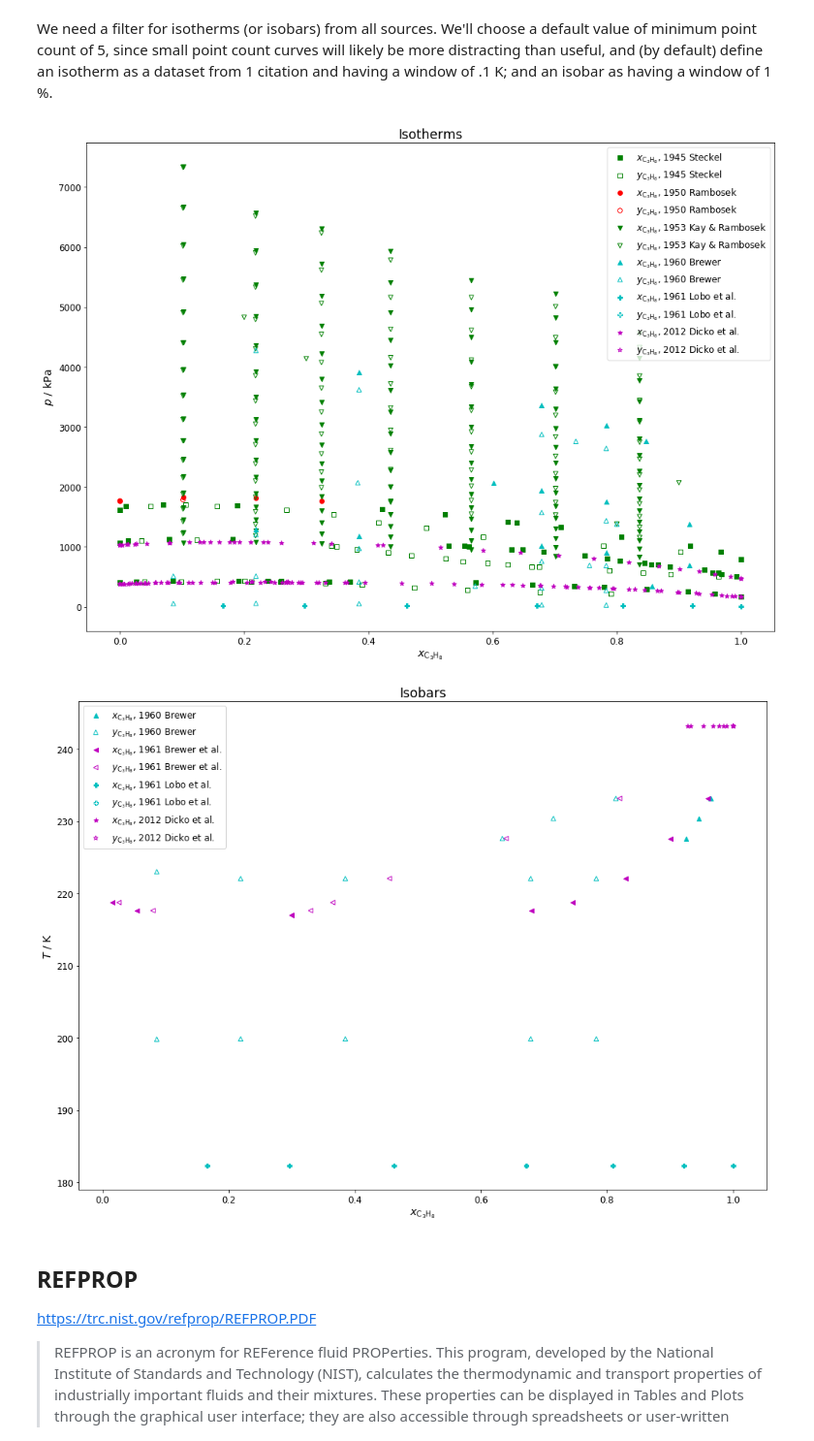
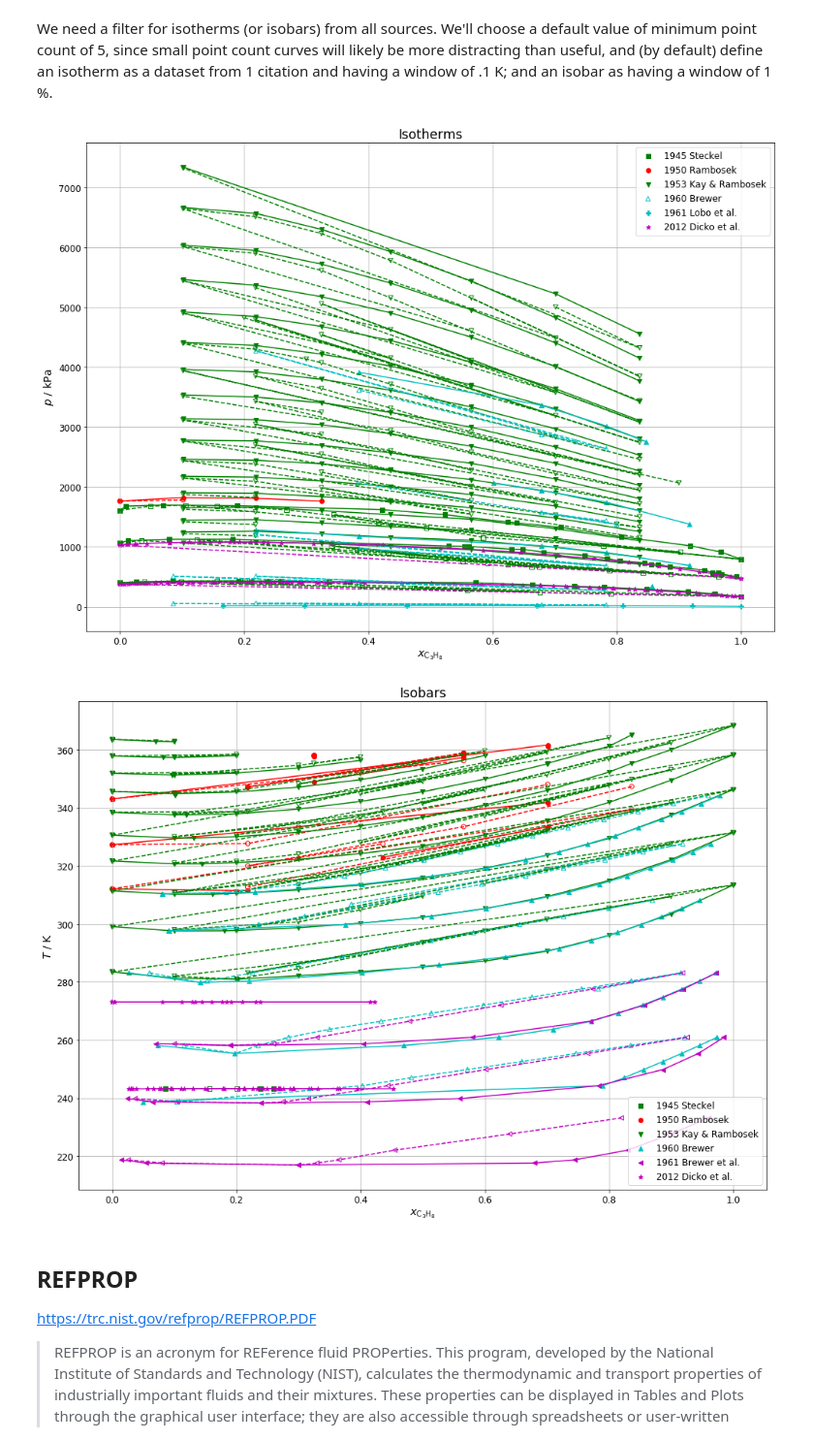
Before and after one commit to usnistgov/PPEPPD2019-data, a Jupyter notebook: EDA.ipynb, the cells around one changed output. Shown at 97% size. Drawn from its saved outputs; the diff is of its cells as text; code cells hidden in the pictures.

```diff
--- a/EDA.ipynb
+++ b/EDA.ipynb
@@ -24,6 +24,7 @@ plt.rcParams['axes.labelsize'] = 'x-large'
 plt.rcParams['axes.titlesize'] = 'xx-large'
 plt.rcParams['xtick.labelsize'] = 'large'
 plt.rcParams['ytick.labelsize'] = 'large'
+plt.rcParams['axes.grid'] = True
 # %% [markdown]
 ### Define some standard terms, so that columns are consistent
 This is all done in __[markdown](https://medium.com/ibm-data-science-experience/markdown-for-jupyter-notebooks-cheatsheet-386c05aeebed)__, taking advantage of __[MathJax](https://jupyter-notebook.readthedocs.io/en/stable/examples/Notebook/Typesetting%20Equations.html)__
@@ -131,6 +132,10 @@ def plot_set(df, x=None, y=None, title=None, axes=None):
     axes.set_ylabel(y)
     axes.legend()
 
+old_size = plt.rcParams['figure.figsize']
+plt.rcParams['figure.figsize'] = [6, 4]
 for (title, x, y) in plots:
     plot_set(pdd[title], x, y, title)
+plt.show()
+plt.rcParams['figure.figsize'] = old_size
 # %% [output]
@@ -427,12 +459,16 @@ def filter_isotherms(df, tol=.1, n=5):
         subset = VLE_df[mask].sort_values(T)
         i_max = sum(mask)
         i = 0
+        cnt = 1
+        subset['Set'] = 0
         while i < i_max:
             j = i+1
             while (j < i_max) and (subset[T].iloc[j] - subset[T].iloc[i] < tol):
                 j += 1
             if j - i >= n:
-                isotherm_df = isotherm_df.append(subset.iloc[i:j])
+                isotherm_df = isotherm_df.append(subset.iloc[i:j].sort_values(xC3), ignore_index=True)
+                isotherm_df.loc[i-j+len(isotherm_df):len(isotherm_df),'Set'] = cnt
+                cnt += 1
             i = j
 
     return isotherm_df
@@ -440,34 +476,38 @@ def filter_isotherms(df, tol=.1, n=5):
 isotherm_df = filter_isotherms(VLE_df)
 VLE_plot_set(isotherm_df,p, title='Isotherms')
 # %% [output]
-[figure, old version]
+[figure, new version]
 # %%
 def filter_isobars(df, tol=.01, n=5):
     '''
     Returns a dataframe that contains isobars
     '''
     isobar_df = pd.DataFrame()
     for src in VLE_df[source].unique():
         mask = (VLE_df[source]==src) & (VLE_df[p].notnull())
         if rejected in VLE_df.columns:
             mask &= ~VLE_df[rejected].astype(bool)
         subset = VLE_df[mask].sort_values(p)
         i_max = sum(mask)
         i = 0
+        cnt = 1
+        subset['Set'] = 0
         while i < i_max:
             j = i+1
-            while (j < i_max) and (subset[p].iloc[j] - subset[T].iloc[i] < tol*subset[T].iloc[i]):
+            while (j < i_max) and ((subset[p].iloc[j] - subset[p].iloc[i] < tol*subset[p].iloc[i]) or (subset[p].iloc[i] == 0)):
                 j += 1
             if j - i >= n:
-                isobar_df = isobar_df.append(subset.iloc[i:j])
+                isobar_df = isobar_df.append(subset.iloc[i:j].sort_values(xC3), ignore_index=True)
+                isobar_df.loc[i-j+len(isobar_df):len(isobar_df),'Set'] = cnt
+                cnt += 1
             i = j
 
     return isobar_df
 
 isobar_df = filter_isobars(VLE_df)
 VLE_plot_set(isobar_df,T, title='Isobars')
 # %% [output]
-[figure, old version]
+[figure, new version]
 # %% [markdown]
 ## REFPROP
 https://trc.nist.gov/refprop/REFPROP.PDF
```
Also changed, not shown: parts of 9 cells of this notebook, 1 other file.
